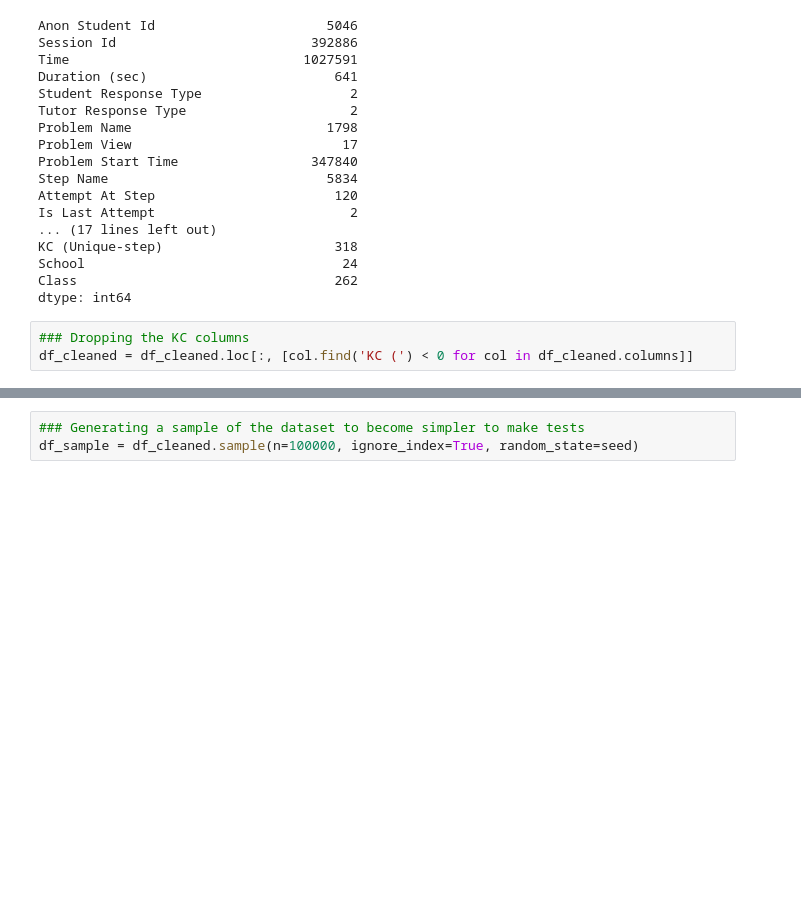
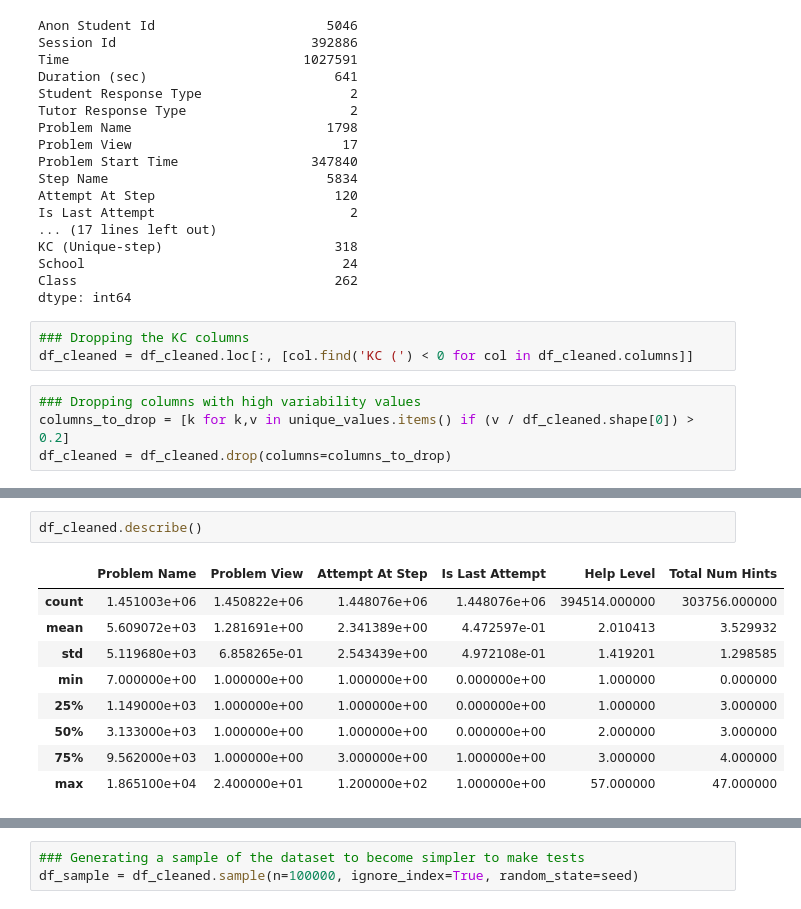
Before and after one commit to boa50/intelligent-tutoring-analysis, a Jupyter notebook: Analysis.ipynb, the cells around one changed output, grey strips where cells are left out. Cells and saved outputs as stored; diff of their text form; blank space fills up the shorter version.

Commit message:
Cleaned more data

```diff
--- a/Analysis.ipynb
+++ b/Analysis.ipynb
@@ -126,3 +126,7 @@ dtype: int64
 # %%
 ### Dropping the KC columns
 df_cleaned = df_cleaned.loc[:, [col.find('KC (') < 0 for col in df_cleaned.columns]]
+# %%
+### Dropping columns with high variability values
+columns_to_drop = [k for k,v in unique_values.items() if (v / df_cleaned.shape[0]) > 0.2]
+df_cleaned = df_cleaned.drop(columns=columns_to_drop)
@@ -128,0 +142,12 @@ df_cleaned = df_cleaned.loc[:, [col.find('KC (') < 0 for col in df_cleaned.colum
+# %%
+df_cleaned.describe()
+# %% [output]
+|  | Problem Name | Problem View | Attempt At Step | Is Last Attempt | Help Level | Total Num Hints |
+| count | 1.451003e+06 | 1.450822e+06 | 1.448076e+06 | 1.448076e+06 | 394514.000000 | 303756.000000 |
+| mean | 5.609072e+03 | 1.281691e+00 | 2.341389e+00 | 4.472597e-01 | 2.010413 | 3.529932 |
+| std | 5.119680e+03 | 6.858265e-01 | 2.543439e+00 | 4.972108e-01 | 1.419201 | 1.298585 |
+| min | 7.000000e+00 | 1.000000e+00 | 1.000000e+00 | 0.000000e+00 | 1.000000 | 0.000000 |
+| 25% | 1.149000e+03 | 1.000000e+00 | 1.000000e+00 | 0.000000e+00 | 1.000000 | 3.000000 |
+| 50% | 3.133000e+03 | 1.000000e+00 | 1.000000e+00 | 0.000000e+00 | 2.000000 | 3.000000 |
+| 75% | 9.562000e+03 | 1.000000e+00 | 3.000000e+00 | 1.000000e+00 | 3.000000 | 4.000000 |
+| max | 1.865100e+04 | 2.400000e+01 | 1.200000e+02 | 1.000000e+00 | 57.000000 | 47.000000 |
```
Also changed, not shown: parts of 21 cells of this notebook.
